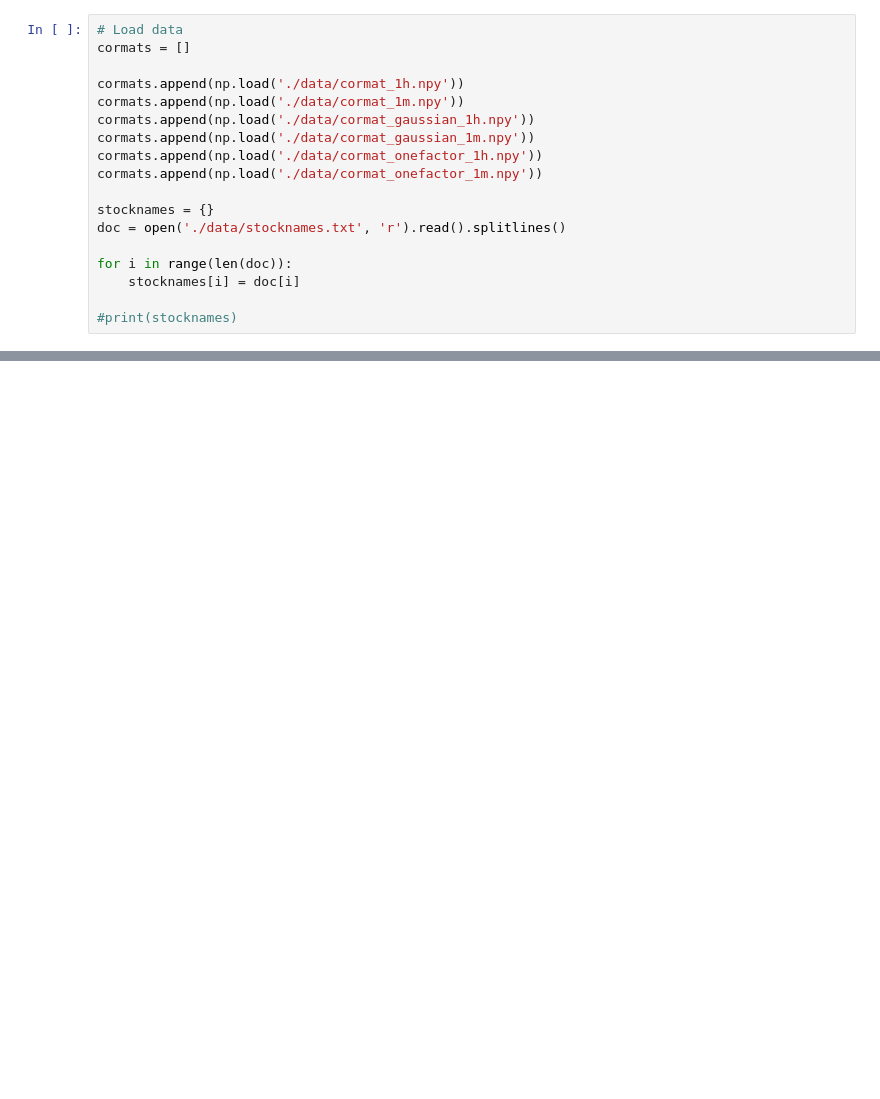
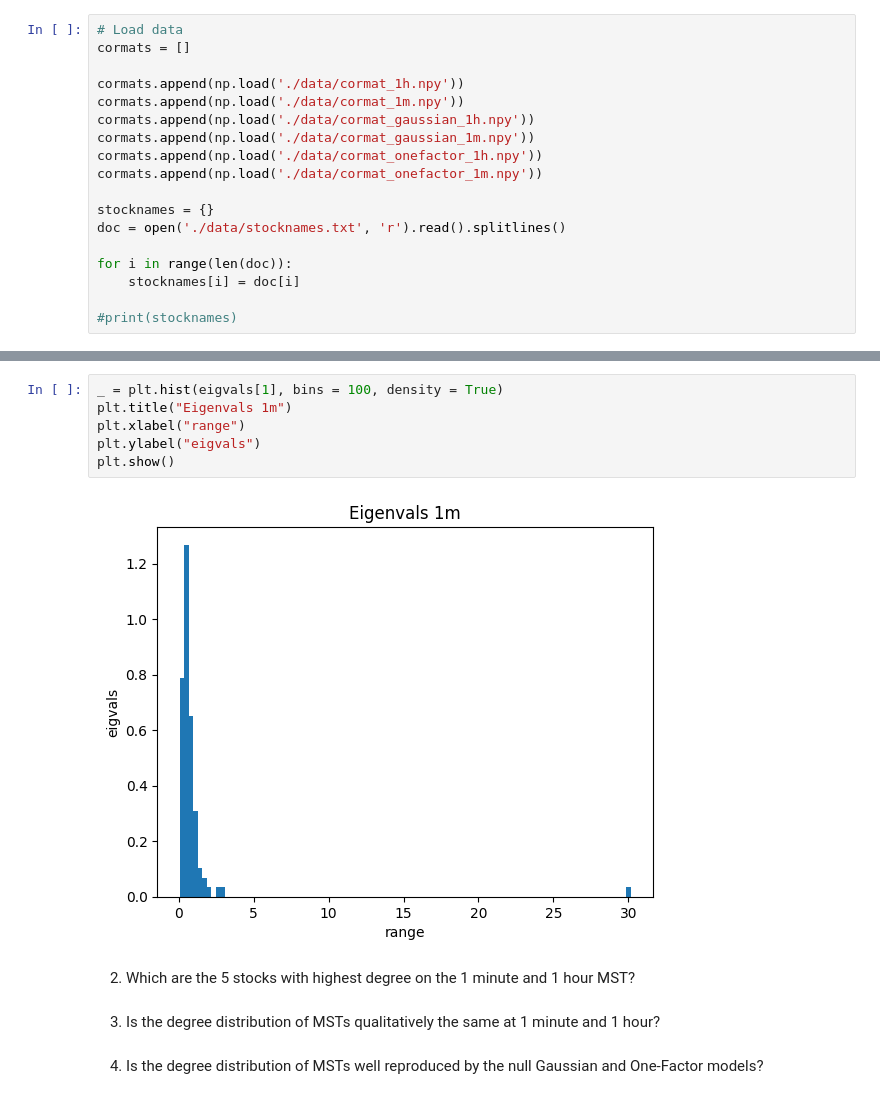
Before and after one commit to huyim/Netsci, a Jupyter notebook: Assi7/Hu_Yiming_EX7.ipynb, the cells around one changed output, grey strips where cells are left out. Cells and saved outputs as stored; diff of their text form; blank space fills up the shorter version.

```diff
--- a/Assi7/Hu_Yiming_EX7.ipynb
+++ b/Assi7/Hu_Yiming_EX7.ipynb
@@ -55,0 +114,15 @@ Task: finish the analysis by drawing conclusions Answer the following questions
+# %%
+_ = plt.hist(eigvals[1], bins = 100, density = True)
+plt.title("Eigenvals 1m")
+plt.xlabel("range")
+plt.ylabel("eigvals")
+plt.show()
+# %% [output]
+[figure, added]
+# %% [markdown]
+2. Which are the 5 stocks with highest degree on the 1 minute and 1 hour MST?
+# %% [markdown]
+
+3. Is the degree distribution of MSTs qualitatively the same at 1 minute and 1 hour?
+# %% [markdown]
+4. Is the degree distribution of MSTs well reproduced by the null Gaussian and One-Factor models?
```
Also changed, not shown: parts of 10 cells of this notebook.
